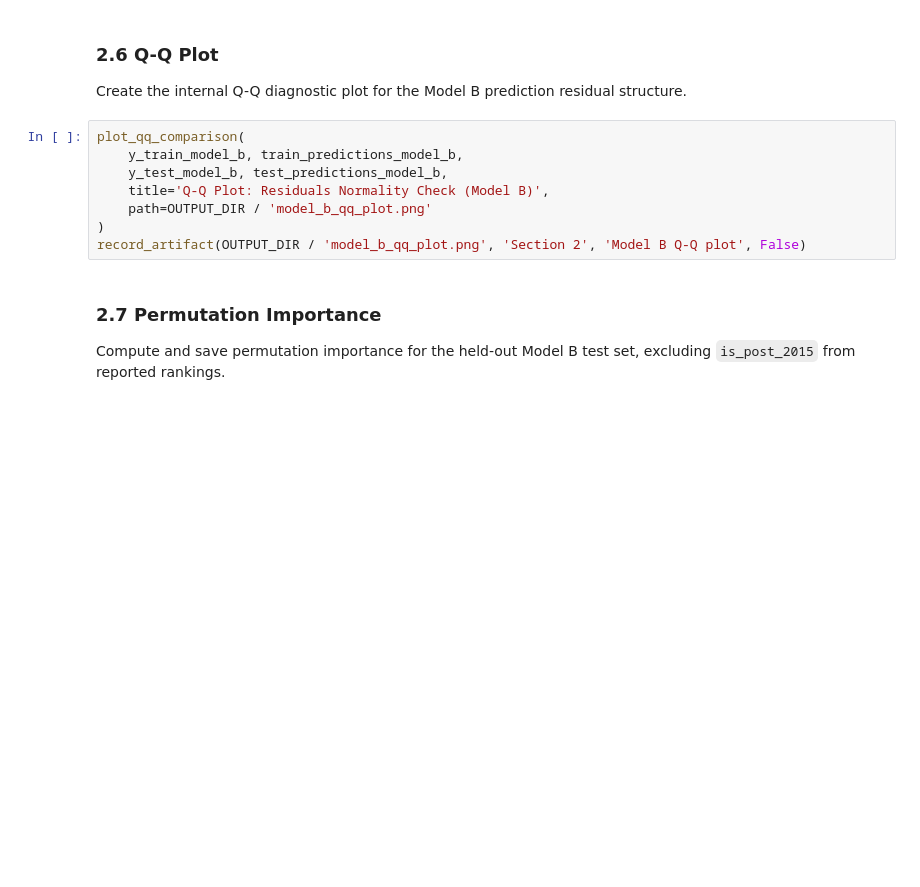
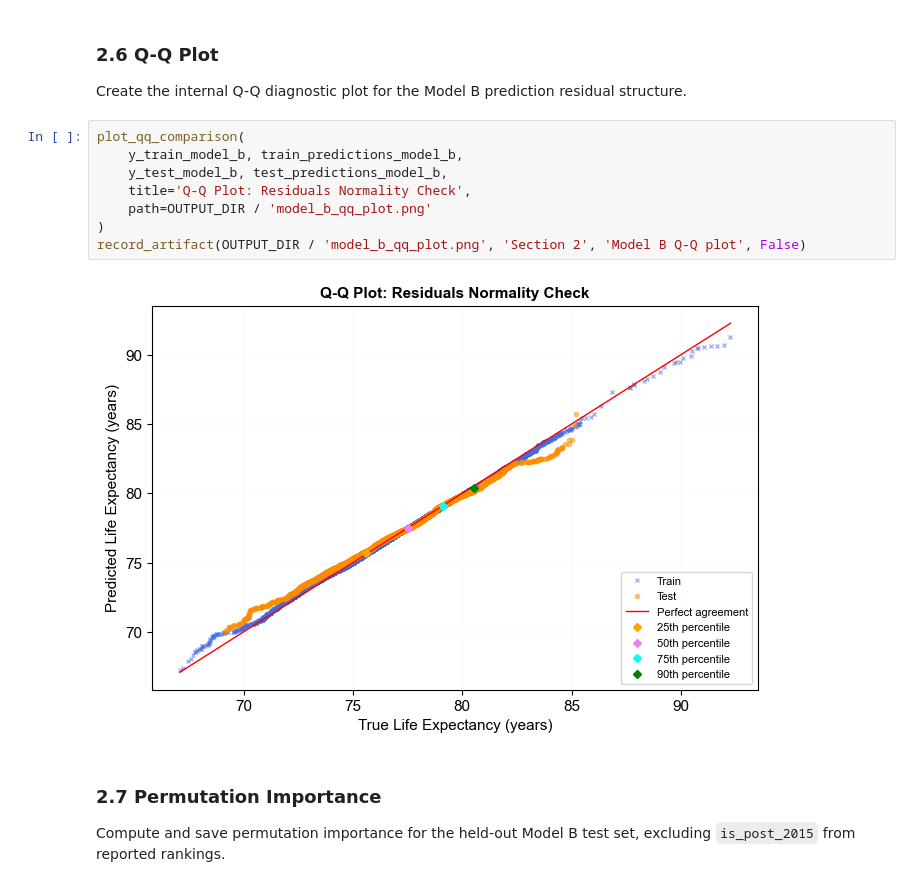
Before and after one commit to samyakshrestha/predicting-life-expectancy, a Jupyter notebook: notebooks_clean/12_revision_analyses.ipynb, the cells around one changed output. Drawn from its saved outputs; the diff is of its cells as text; blank space fills up the shorter version.

```diff
--- a/notebooks_clean/12_revision_analyses.ipynb
+++ b/notebooks_clean/12_revision_analyses.ipynb
@@ -654,11 +731,13 @@ Create the internal Q-Q diagnostic plot for the Model B prediction residual stru
 # %%
 plot_qq_comparison(
     y_train_model_b, train_predictions_model_b,
     y_test_model_b, test_predictions_model_b,
-    title='Q-Q Plot: Residuals Normality Check (Model B)',
+    title='Q-Q Plot: Residuals Normality Check',
     path=OUTPUT_DIR / 'model_b_qq_plot.png'
 )
 record_artifact(OUTPUT_DIR / 'model_b_qq_plot.png', 'Section 2', 'Model B Q-Q plot', False)
+# %% [output]
+[figure, added]
 # %% [markdown]
 ### 2.7 Permutation Importance
 
```
Also changed, not shown: parts of 81 cells of this notebook, 32 other files.
